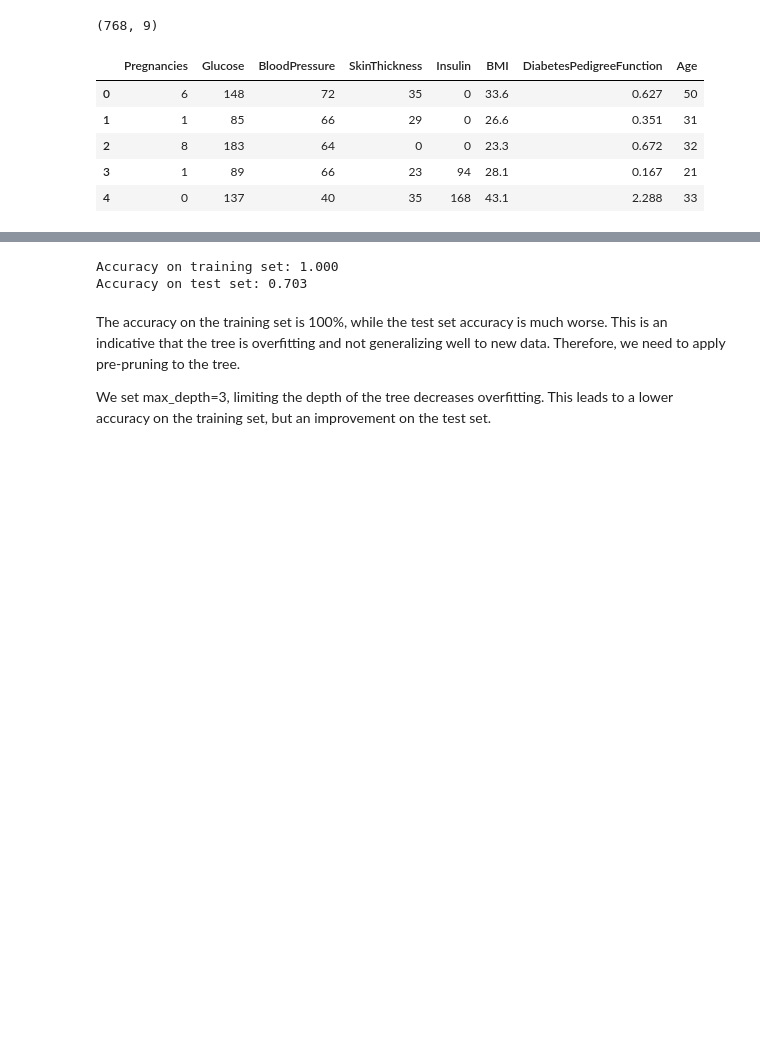
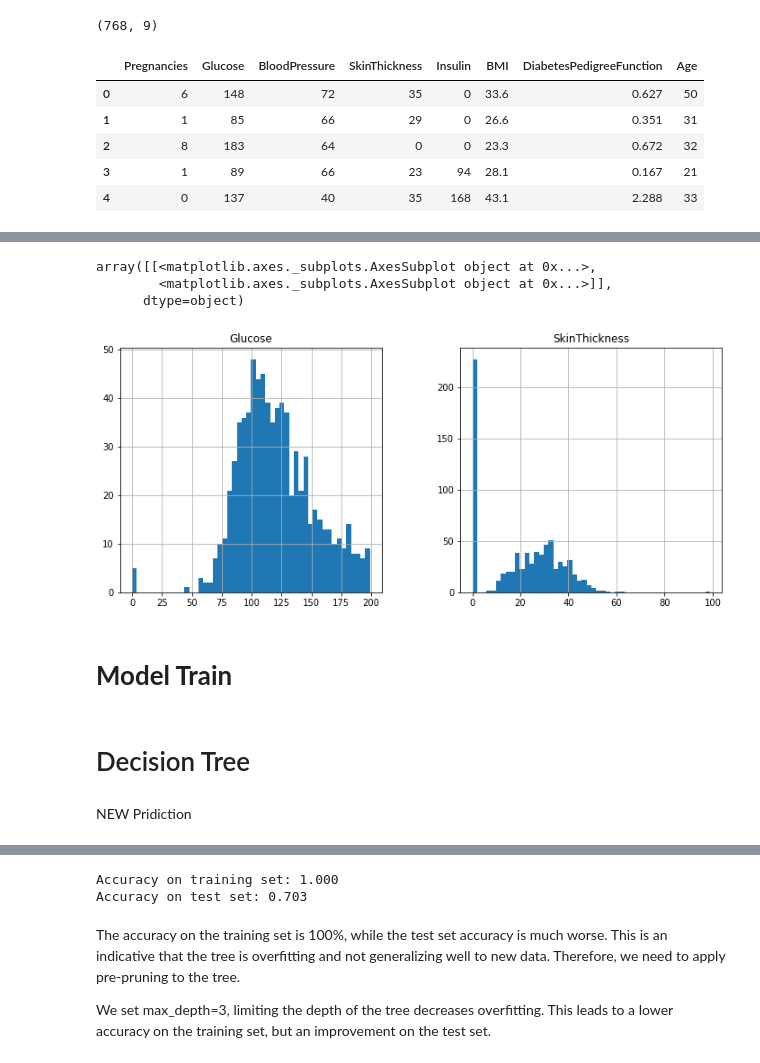
Before and after one commit to Shahr1ar/Diabetes-Prediction, a Jupyter notebook: S3 DT-NN-SVM.ipynb, the cells around one changed output, grey strips where cells are left out. Saved outputs shown, nothing was run; the diff lists cells and outputs as text; code cells hidden in the pictures; blank space fills up the shorter version.

```diff
--- a/S3 DT-NN-SVM.ipynb
+++ b/S3 DT-NN-SVM.ipynb
@@ -46,0 +110,7 @@ X.head()
+# %%
+z[['Glucose', 'SkinThickness']].hist(bins=50, figsize=(12,5))
+# %% [output]
+array([[<matplotlib.axes._subplots.AxesSubplot object at 0x...>,
+        <matplotlib.axes._subplots.AxesSubplot object at 0x...>]],
+      dtype=object)
+[figure, added]
@@ -46,0 +119,6 @@ X.head()
+# %% [markdown]
+# **Model Train**
+# %% [markdown]
+# Decision Tree
+# %% [markdown]
+NEW Pridiction
```
Also changed, not shown: parts of 13 cells of this notebook.
